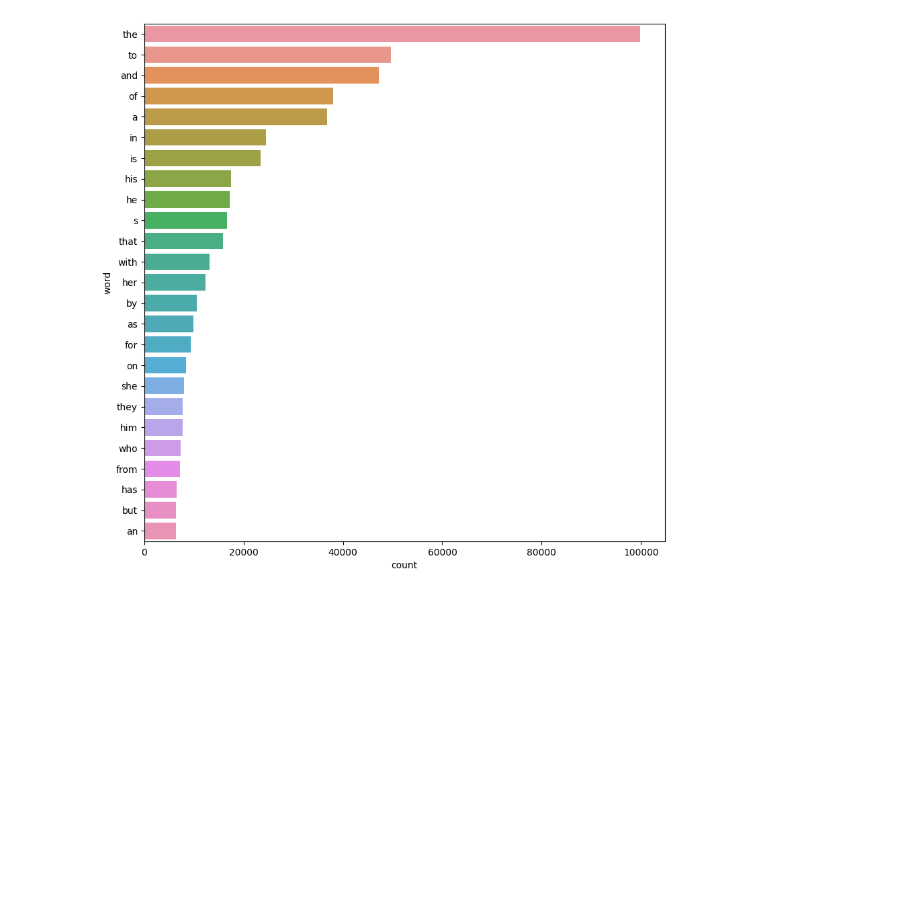
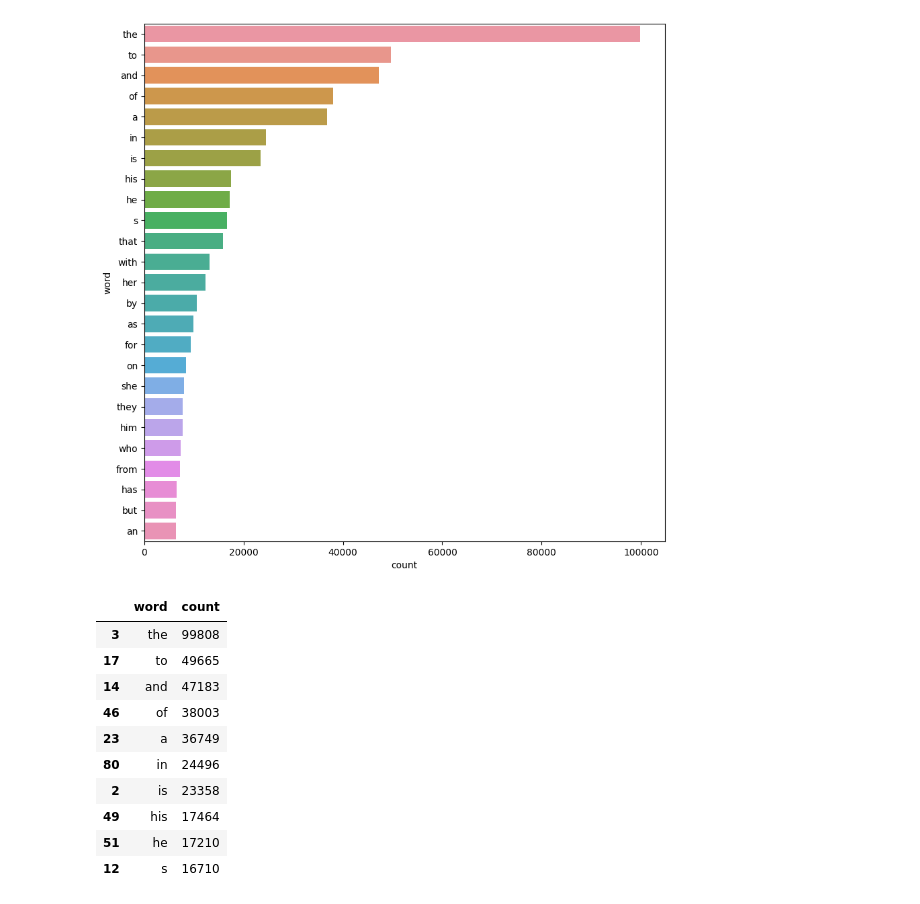
Before and after one commit to lugastyan/ML-portofolio, a Jupyter notebook: book-genre-classification.ipynb, the cells around one changed output. Drawn from its saved outputs; the diff is of its cells as text; code cells hidden in the pictures; blank space fills up the shorter version.

```diff
--- a/book-genre-classification.ipynb
+++ b/book-genre-classification.ipynb
@@ -134,2 +136,16 @@ wordsdf = showmostwords(books['summary'], 25)
 # %% [output]
 [figure]
+# %%
+  wordsdf.sort_values(by='count', ascending=False).head(10).style.background_gradient(cmap='plasma')
+# %% [output]
+|  | word | count |
+| 3 | the | 99808 |
+| 17 | to | 49665 |
+| 14 | and | 47183 |
+| 46 | of | 38003 |
+| 23 | a | 36749 |
+| 80 | in | 24496 |
+| 2 | is | 23358 |
+| 49 | his | 17464 |
+| 51 | he | 17210 |
+| 12 | s | 16710 |
```
Also changed, not shown: parts of 5 cells of this notebook.
